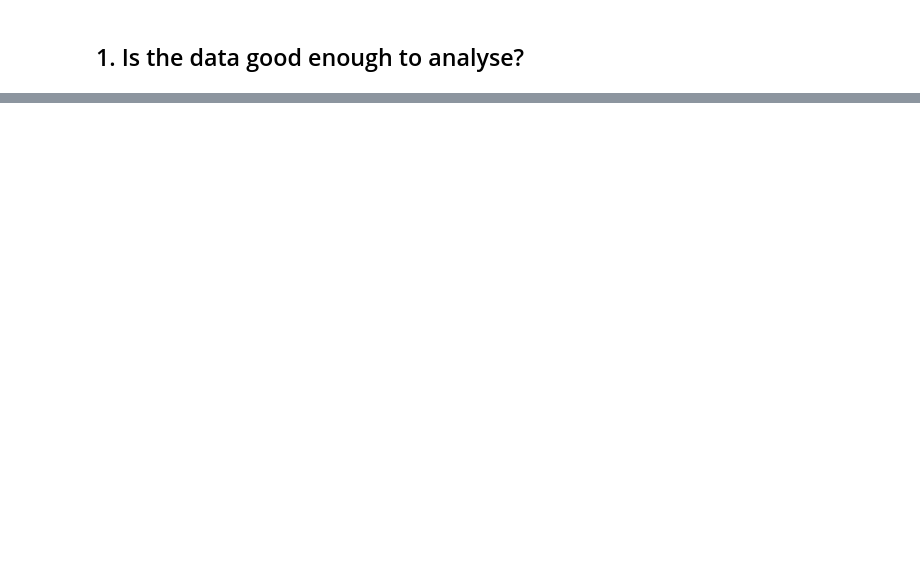
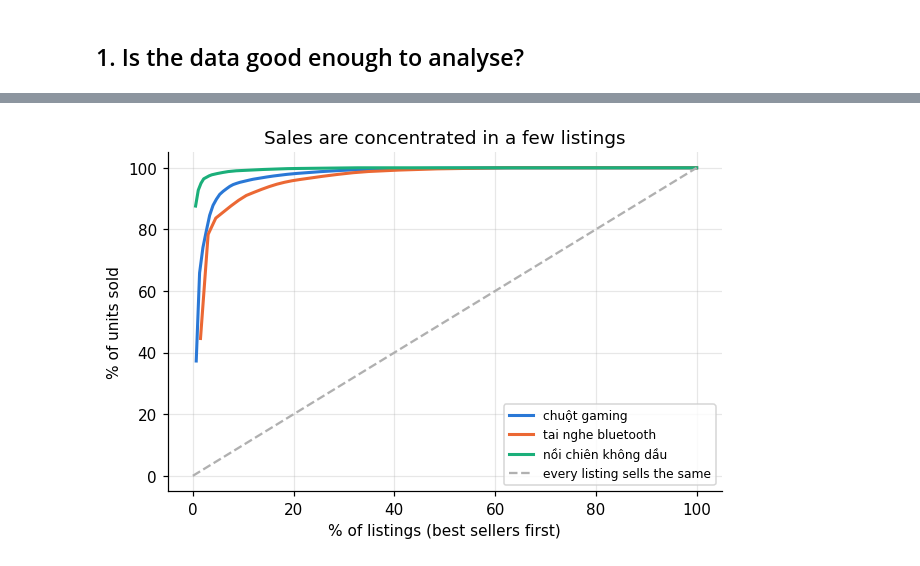
Before and after one commit to NamAnh-dev/Web-Crawler-for-E-commerce-Prices, a Jupyter notebook: notebooks/02_price_analysis.ipynb, the cells around one changed output, grey strips where cells are left out. Saved outputs shown, nothing was run; the diff lists cells and outputs as text; code cells hidden in the pictures; blank space fills up the shorter version.

```diff
--- a/notebooks/02_price_analysis.ipynb
+++ b/notebooks/02_price_analysis.ipynb
@@ -545,0 +239,16 @@ This needs two snapshots one week apart, so it is not run here: the sample is a
+# %%
+rows = []
+for keyword, group in normal.groupby("keyword", sort=False):
+    sold = group["sold"].sort_values(ascending=False)
+    best = group.loc[group["sold"].idxmax()]
+    top_10_percent = sold.head(round(len(sold) * 0.10))
+    rows.append({
+        "keyword": keyword,
+        "best seller": best["name"],
+        "its price": short(best["price"]),
+        "its share of units %": round(100 * best["sold"] / sold.sum(), 1),
+        "top 10% of listings: share of units %": round(100 * top_10_percent.sum() / sold.sum(), 1),
+        "never sold %": round(100 * (sold == 0).mean(), 1),
+    })
+concentration = pd.DataFrame(rows).set_index("keyword")
+concentration
@@ -545,0 +261,15 @@ This needs two snapshots one week apart, so it is not run here: the sample is a
+# %%
+fig, ax = plt.subplots(figsize=(6.5, 4))
+for keyword, group in normal.groupby("keyword", sort=False):
+    sold = group["sold"].sort_values(ascending=False).to_numpy()
+    share_of_listings = 100 * np.arange(1, len(sold) + 1) / len(sold)
+    share_of_units = 100 * sold.cumsum() / sold.sum()
+    ax.plot(share_of_listings, share_of_units, color=COLORS[keyword], linewidth=2, label=keyword)
+ax.plot([0, 100], [0, 100], color="#b0b0b0", linestyle="--", label="every listing sells the same")
+ax.set(xlabel="% of listings (best sellers first)", ylabel="% of units sold",
+       title="Sales are concentrated in a few listings")
+ax.legend(fontsize=8)
+fig.savefig(FIGURES / "concentration.png", bbox_inches="tight")
+plt.show()
+# %% [output]
+[figure, added]
```
Also changed, not shown: parts of 63 cells of this notebook, 6 other files.
